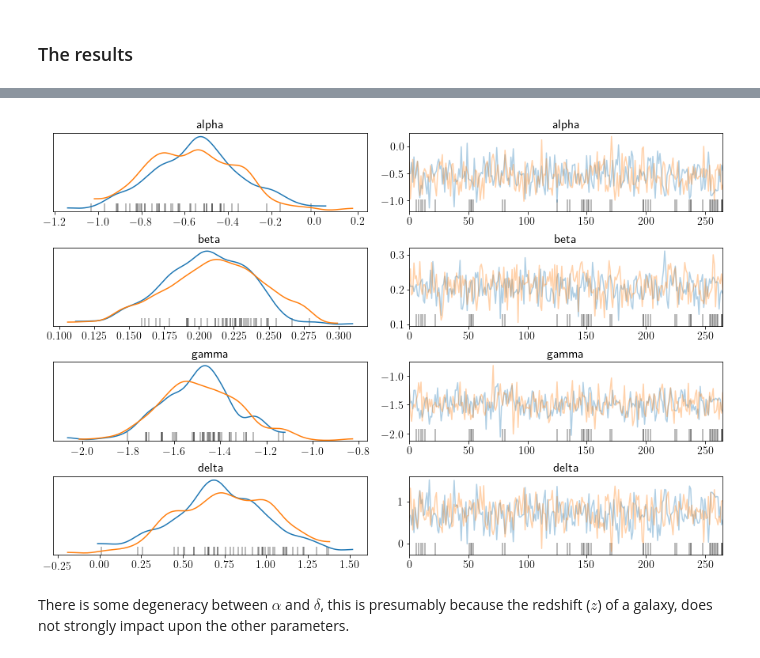
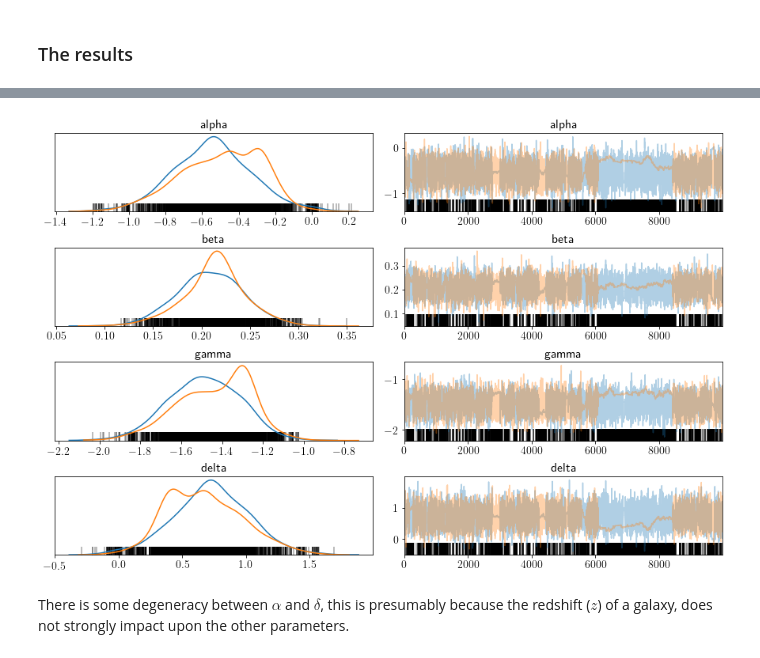
Before and after one commit to cartondj/MZdZ_plane, a Jupyter notebook: hyperplane_fitting.ipynb, the cells around one changed output, grey strips where cells are left out. Drawn from its saved outputs; the diff is of its cells as text; code cells hidden in the pictures.

Commit message:
run longer chain

```diff
--- a/hyperplane_fitting.ipynb
+++ b/hyperplane_fitting.ipynb
@@ -300,8 +304,7 @@ pm.summary(trace).loc[['alpha', 'beta', 'gamma', 'delta', 'mass_var', 'logZ0_var
 # %%
-#thin chains by a factor ten
-pm.traceplot(trace[::10], var_names=['alpha', 'beta', 'gamma', 'delta']);
+pm.traceplot(trace, var_names=['alpha', 'beta', 'gamma', 'delta']);
 # %% [output]
-[figure, old version]
+[figure, new version]
 # %% [markdown]
 There is some degeneracy between $\alpha$ and $\delta$, this is presumably because the redshift ($z$) of a galaxy, does not strongly impact upon the other parameters.
 # %% [markdown]
```
Also changed, not shown: parts of 2 cells of this notebook.
